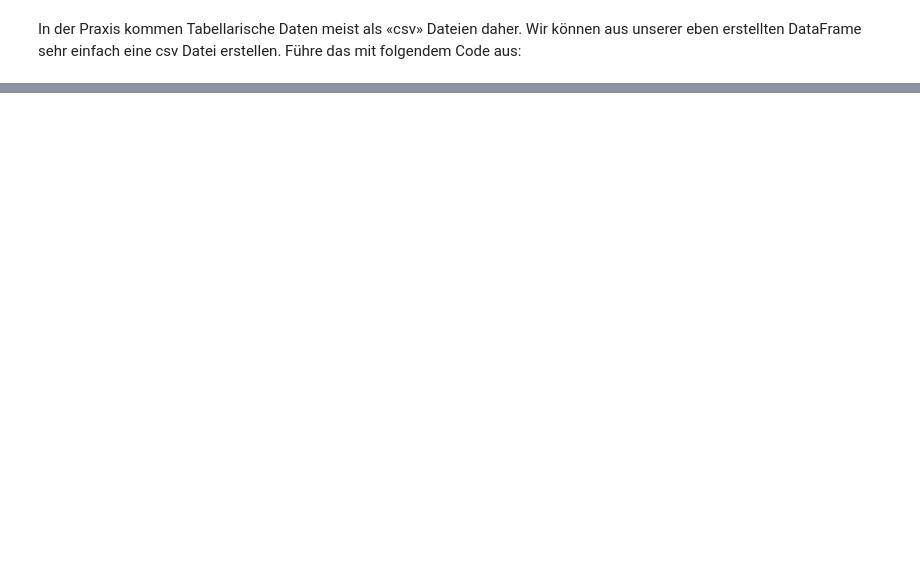
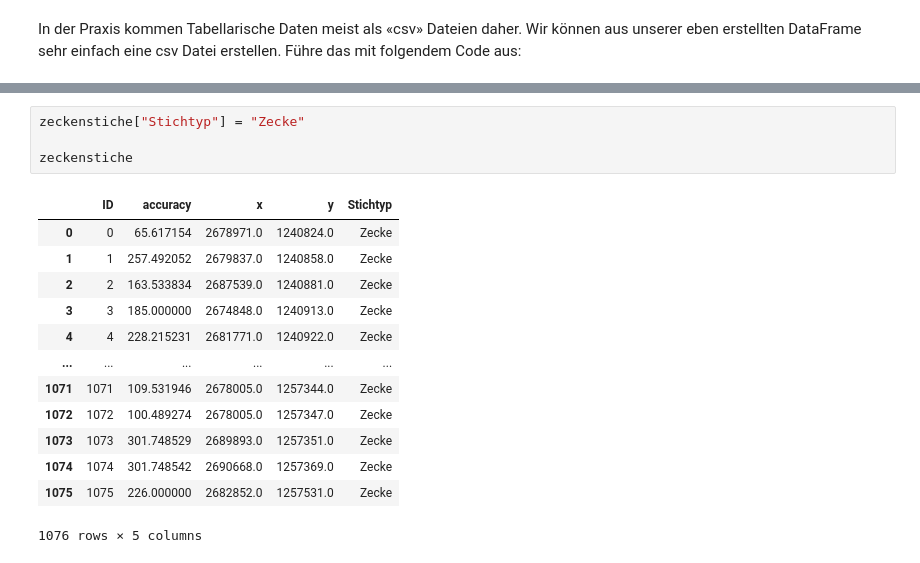
Before and after one commit to ratnavis/codingingis, a Jupyter notebook: 01_04_Tabellarische_Daten.ipynb, the cells around one changed output, grey strips where cells are left out. Saved outputs shown, nothing was run; the diff lists cells and outputs as text; blank space fills up the shorter version.

```diff
--- a/01_04_Tabellarische_Daten.ipynb
+++ b/01_04_Tabellarische_Daten.ipynb
@@ -16,0 +78,18 @@ In der Praxis kommen Tabellarische Daten meist als «csv» Dateien daher. Wir k
+# %%
+zeckenstiche["Stichtyp"] = "Zecke"
+
+zeckenstiche
+# %% [output]
+|  | ID | accuracy | x | y | Stichtyp |
+| 0 | 0 | 65.617154 | 2678971.0 | 1240824.0 | Zecke |
+| 1 | 1 | 257.492052 | 2679837.0 | 1240858.0 | Zecke |
+| 2 | 2 | 163.533834 | 2687539.0 | 1240881.0 | Zecke |
+| 3 | 3 | 185.000000 | 2674848.0 | 1240913.0 | Zecke |
+| 4 | 4 | 228.215231 | 2681771.0 | 1240922.0 | Zecke |
+| ... | ... | ... | ... | ... | ... |
+| 1071 | 1071 | 109.531946 | 2678005.0 | 1257344.0 | Zecke |
+| 1072 | 1072 | 100.489274 | 2678005.0 | 1257347.0 | Zecke |
+| 1073 | 1073 | 301.748529 | 2689893.0 | 1257351.0 | Zecke |
+| 1074 | 1074 | 301.748542 | 2690668.0 | 1257369.0 | Zecke |
+| 1075 | 1075 | 226.000000 | 2682852.0 | 1257531.0 | Zecke |
+1076 rows × 5 columns
```
Also changed, not shown: parts of 14 cells of this notebook, 3 other files.
